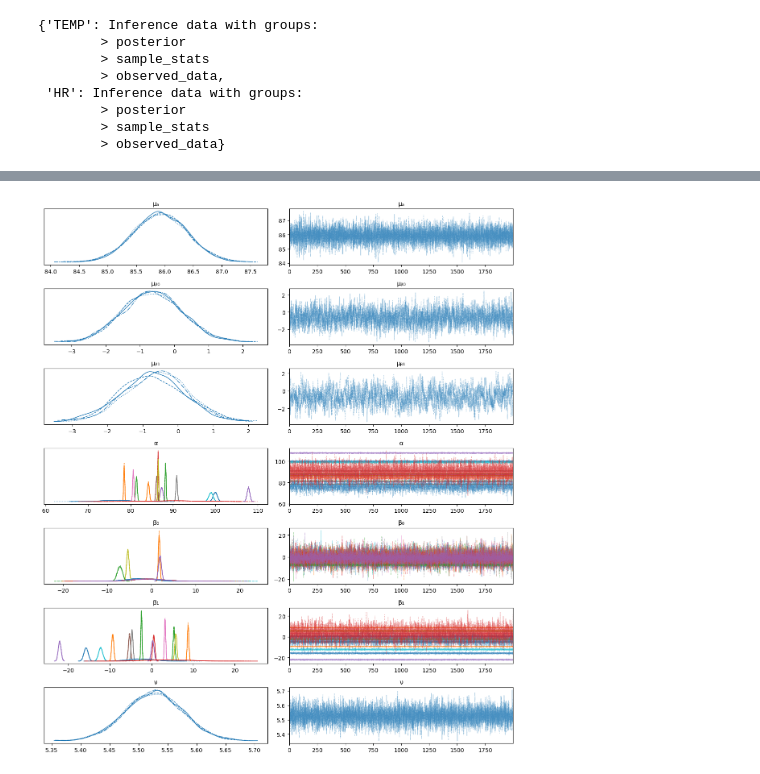
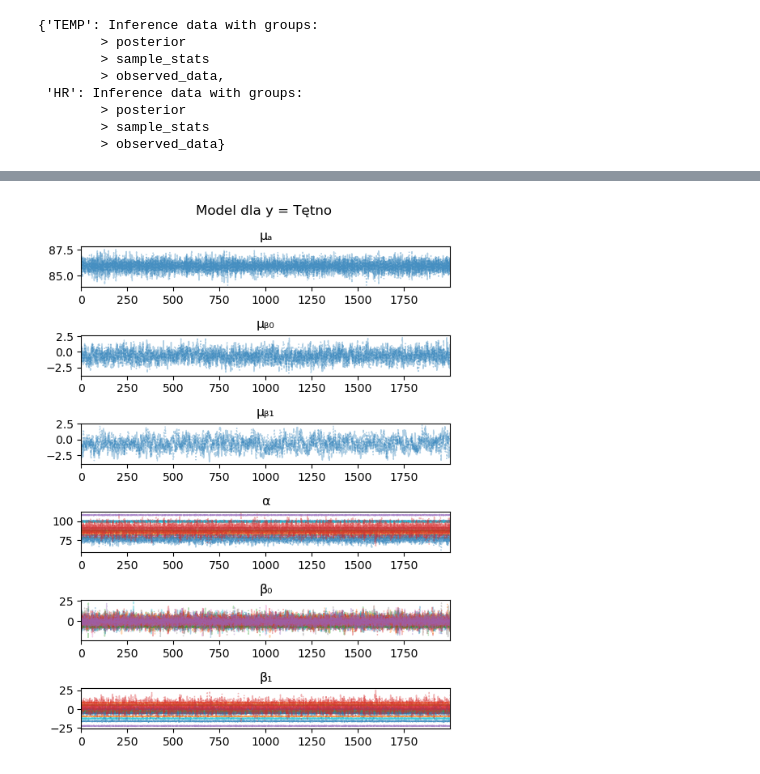
Before and after one commit to JakubGorgon/praca_lic, a Jupyter notebook: src/analysis_of_posterior.ipynb, the cells around one changed output, grey strips where cells are left out. Drawn from its saved outputs; the diff is of its cells as text; code cells hidden in the pictures.

```diff
--- a/src/analysis_of_posterior.ipynb
+++ b/src/analysis_of_posterior.ipynb
@@ -47,3 +47,11 @@ stress = df["stress"].values
 nurse_idx = df["nurse_idx"].values
 temp = df["TEMP"].values
 df=pd.concat([pd.get_dummies(df, columns=["label"], dtype="int32", drop_first=True), df['label']], axis=1)
+# %%
+comparisons = {}
+
+for var in ["TEMP", "HR"]:
+    comparisons[var] = pd.read_pickle(f"../data/processed/{var}_model_comparison.pkl")
+    comparisons[var] = comparisons[var].iloc[:, 0:2].round(2)
+    comparisons[var].iloc[:,0] = comparisons[var].iloc[:,0] +1
+    comparisons[var].to_excel(f"../data/processed/{var}_model_comparison_excel.xlsx")
@@ -194,9 +195,9 @@ rename_dict = {
     'beta_1': 'β₁',
     'sigma': 'σ',
     'nu': 'ν',
-    'mu_sigma_intercept': 'μ_σ₀',
-    'mu_sigma_beta_0': 'μ_σᵦ₀',
-    'mu_sigma_beta_1': 'μ_σᵦ₁',
+    'mu_sigma_intercept': 'α_σ',
+    'mu_sigma_beta_0': 'β₀_σ',
+    'mu_sigma_beta_1': 'β₁_σ',
 }
 
 idatas["TEMP"].rename_vars(rename_dict, inplace=True)
@@ -211,0 +205,11 @@ plt.tight_layout()
+# %%
+axes = az.plot_trace(
+    idatas["TEMP"],
+    var_names=["μₐ", "μᵦ₀", "μᵦ₁", "α", "β₀", "β₁"],
+    figsize=(10, 7))
+
+for row in axes:
+    row[0].set_visible(False)  #
+plt.suptitle("Model dla y = Temperatura", x=0.755)
+plt.tight_layout()
+plt.savefig(f"../reports/figures/10-trace-plot-temp.png", bbox_inches="tight")
@@ -212,9 +218,14 @@ plt.tight_layout()
 # %%
-az.plot_trace(
+axes = az.plot_trace(
     idatas["HR"],
-    var_names=["μₐ", "μᵦ₀", "μᵦ₁", "α", "β₀", "β₁", "ν"]
-)
+    var_names=["μₐ", "μᵦ₀", "μᵦ₁", "α", "β₀", "β₁"],
+    figsize=(10, 7))
+
+for row in axes:
+    row[0].set_visible(False)  #
+plt.suptitle("Model dla y = Tętno", x=0.755)
 plt.tight_layout()
+plt.savefig(f"../reports/figures/11-trace-plot-tętno.png", bbox_inches="tight")
 # %% [output]
-[figure, old version]
+[figure, new version]
 # %%
```
Also changed, not shown: parts of 27 cells of this notebook, 16 other files.
